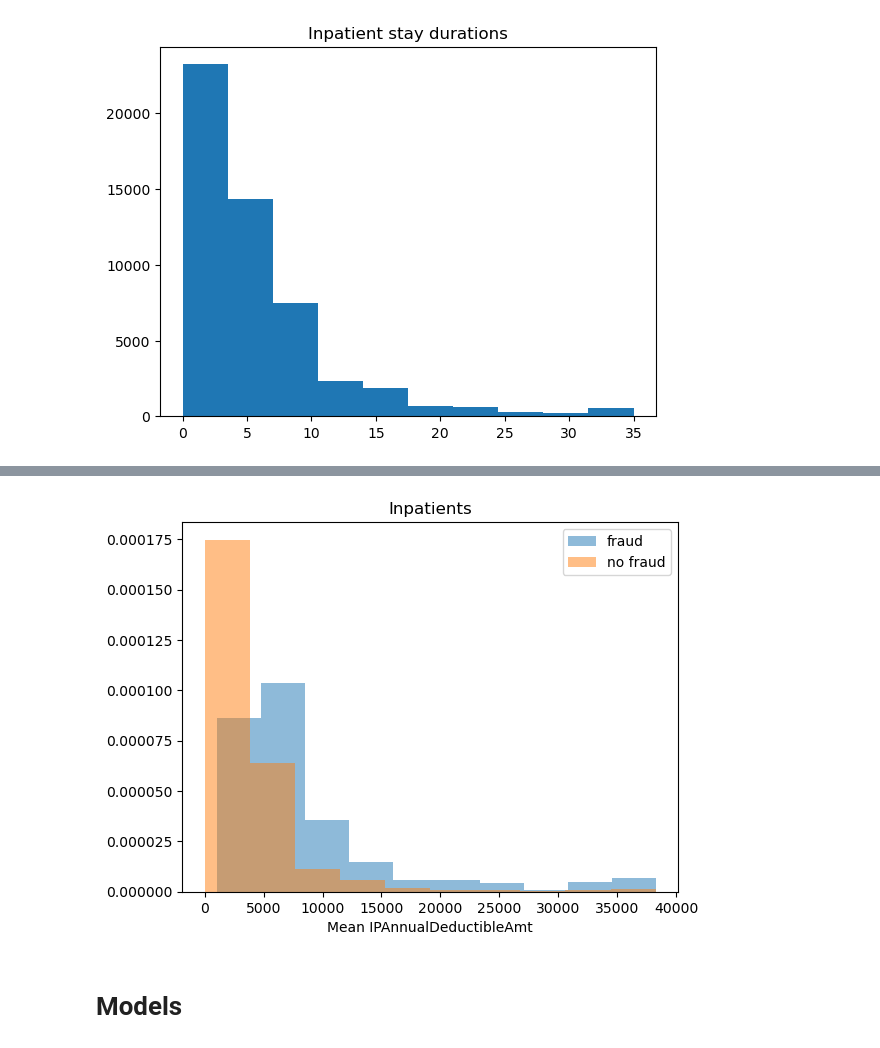
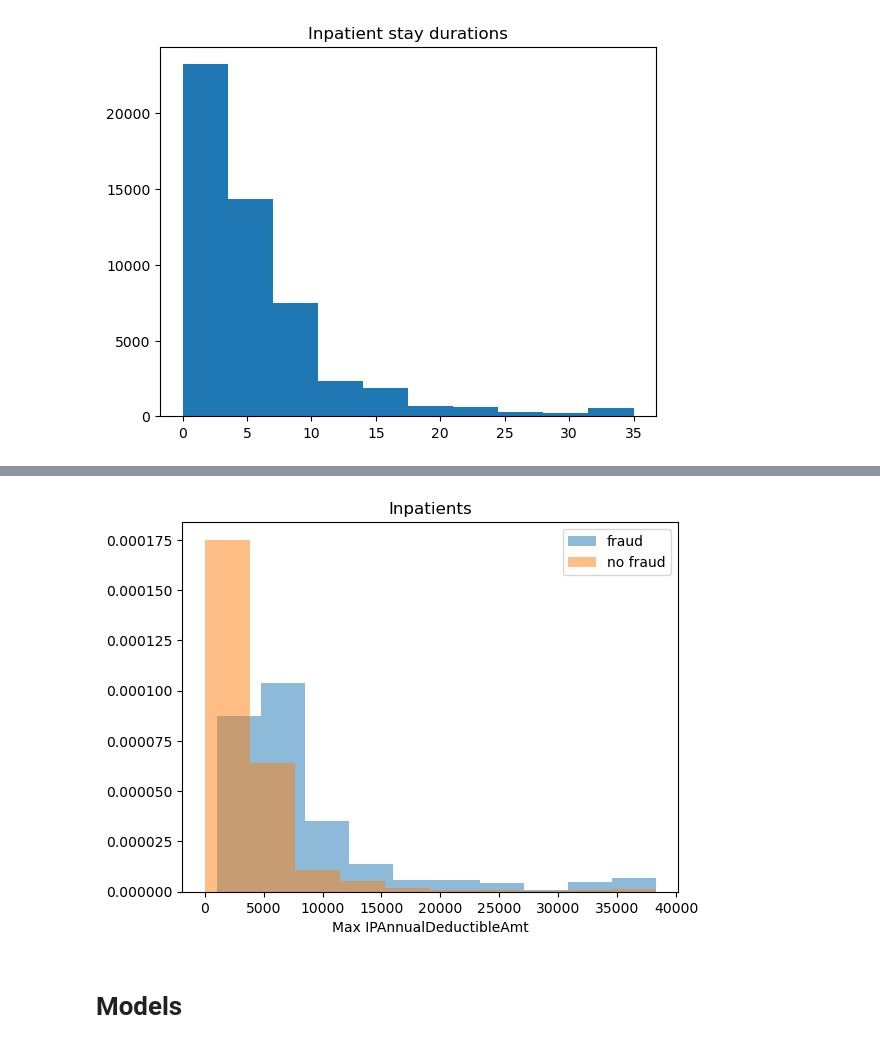
Before and after one commit to ingridchien/medical-provider-fraud-detection, a Jupyter notebook: Analysis.ipynb, the cells around one changed output, grey strips where cells are left out. Cells and saved outputs as stored; diff of their text form; code cells hidden in the pictures.

```diff
--- a/Analysis.ipynb
+++ b/Analysis.ipynb
@@ -397,15 +397,15 @@ if save_figs:
 # %%
 # determine differences between maximum annual deductible amounts per provider for inpatients
 plt.hist(df_fraud.groupby('Provider').agg('max', numeric_only=True)['IPAnnualDeductibleAmt'], density=True, bins=10, label='fraud', alpha=0.5);
 plt.hist(df_nofraud.groupby('Provider').agg('max', numeric_only=True)['IPAnnualDeductibleAmt'], density=True, bins=10, label='no fraud',  alpha=0.5);
 plt.legend();
-plt.xlabel('Mean IPAnnualDeductibleAmt');
+plt.xlabel('Max IPAnnualDeductibleAmt');
 plt.title('Inpatients');
 
 if save_figs:
     plt.savefig('figures/class_inpatient_deductibles');
 # %% [output]
-[figure, old version]
+[figure, new version]
 # %% [markdown]
 # Models
 # %%
```
Also changed, not shown: parts of 4 cells of this notebook.
